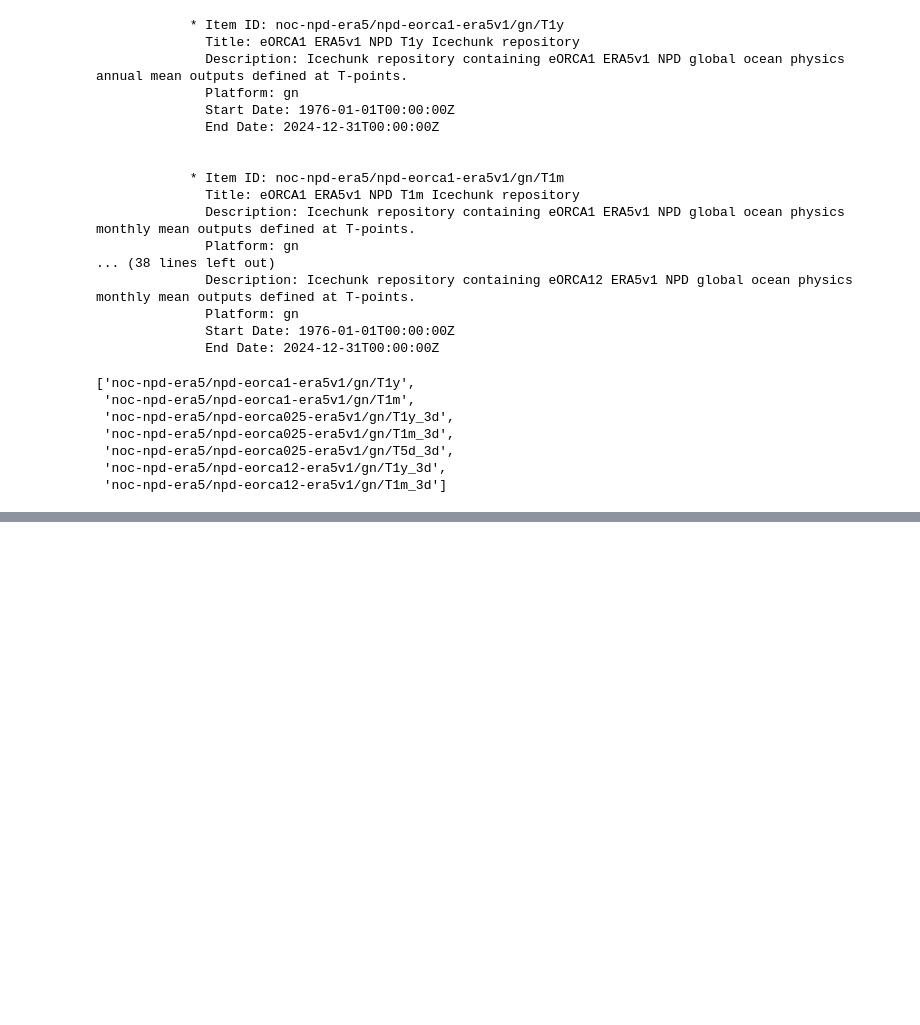
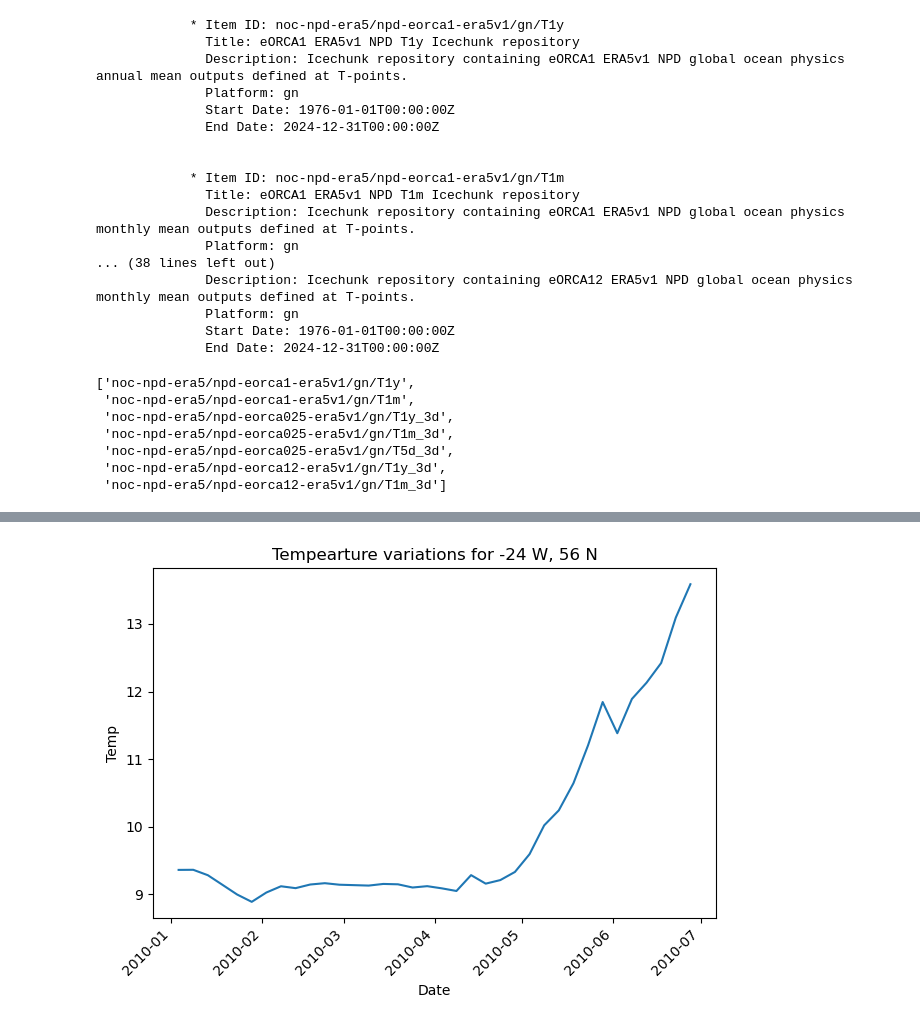
Before and after one commit to Tom-A-H/All-Code-, a Jupyter notebook: Exploring the data.ipynb, the cells around one changed output, grey strips where cells are left out. Drawn from its saved outputs; the diff is of its cells as text; code cells hidden in the pictures; blank space fills up the shorter version.

```diff
--- a/Exploring the data.ipynb
+++ b/Exploring the data.ipynb
@@ -124,0 +132,3 @@ Attributes: (0)
+# %%
+df = random_point.to_dataframe()
+df.head(37)
@@ -124,0 +154,10 @@ Attributes: (0)
+# %%
+fig, ax = plt.subplots()
+ax.plot(df['time_centered'], df['tos_con'])
+ax.set_xlabel('Date')
+ax.set_ylabel('Temp')
+ax.set_title('Tempearture variations for -24 W, 56 N')
+plt.xticks(rotation=45, ha='right')
+plt.tight_layout()
+# %% [output]
+[figure, added]
```
Also changed, not shown: parts of 4 cells of this notebook.
